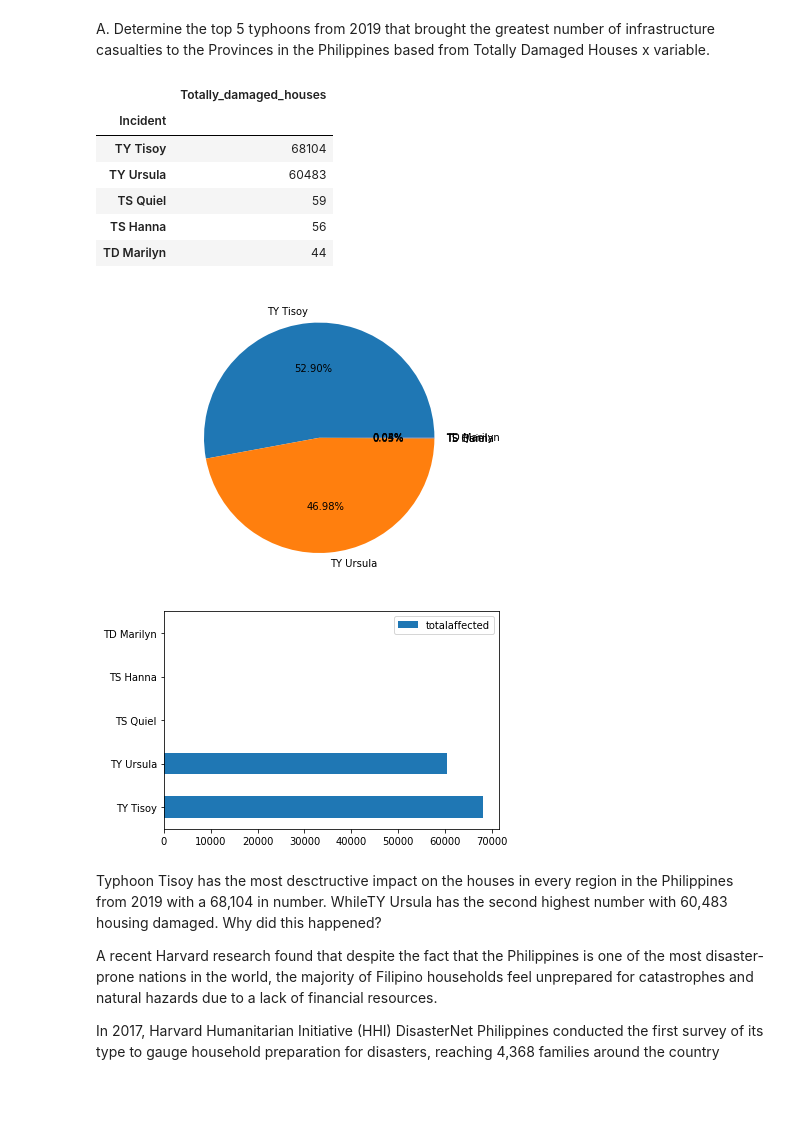
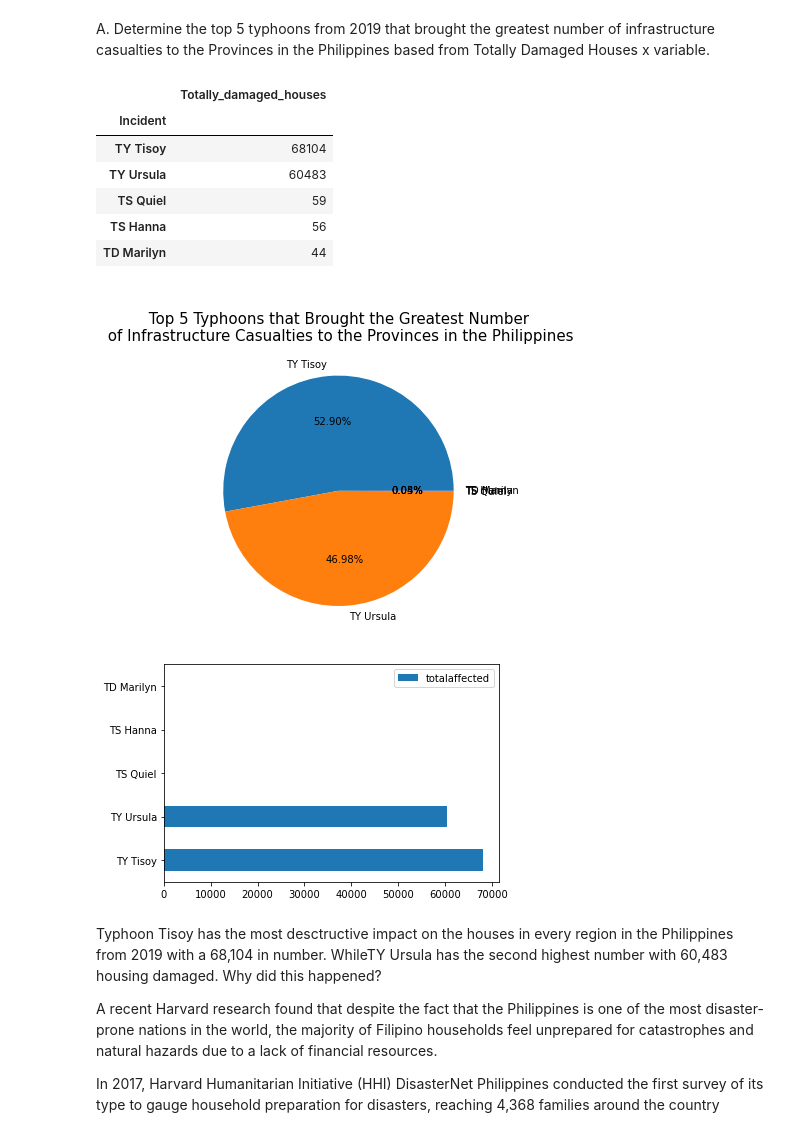
Before and after one commit to GEA960/ITBA-3207_TeamTyphoonAnalysts, a Jupyter notebook: Data Sets Coding Analysis/Data Analysis and Coding for Both Data Sets.ipynb, the cells around one changed output. Saved outputs shown, nothing was run; the diff lists cells and outputs as text; code cells hidden in the pictures; blank space fills up the shorter version.

Commit message:
edit graph of objective 1 in EMDAT data

```diff
--- a/Data Sets Coding Analysis/Data Analysis and Coding for Both Data Sets.ipynb
+++ b/Data Sets Coding Analysis/Data Analysis and Coding for Both Data Sets.ipynb
@@ -269,34 +269,36 @@ dhouse=cyclone["Totally_damaged_houses"].sum()
 typ=pd.DataFrame(dhouse)
 
 cycph=typ.sort_values(by="Totally_damaged_houses", ascending=False)
 tdh=cycph.head(5)
 display(tdh)
 
 #graphing of data
 fig = plt.figure()
 ax = fig.add_axes([0,0,1,1])
 ax.axis('equal')
 storms = ['TY Tisoy', 'TY Ursula', 'TS Quiel', 'TS Hanna', 'TD Marilyn']
 damages = [68104,60483,59,56,44]
 ax.pie(damages, labels = storms,autopct='%1.2f%%')
+plt.title("\n Top 5 Typhoons that Brought the Greatest Number \n of Infrastructure Casualties to the Provinces in the Philippines",
+         fontsize=15)
 plt.show()
 
 #data graphing
 totalaffected = [68104, 60483, 59, 56, 44]
 index = ['TY Tisoy', 'TY Ursula', 'TS Quiel',
          'TS Hanna', 'TD Marilyn']
 df = pd.DataFrame({'totalaffected': totalaffected,
                    'Province': index}, index=index)
 ax = df.plot.barh(y='totalaffected')
 # %% [output]
 |  | Totally_damaged_houses |
 | Incident |  |
 | TY Tisoy | 68104 |
 | TY Ursula | 60483 |
 | TS Quiel | 59 |
 | TS Hanna | 56 |
 | TD Marilyn | 44 |
-[figure, old version]
+[figure, new version]
 [figure]
 # %% [markdown]
 Typhoon Tisoy has the most desctructive impact on the houses in every region in the Philippines from 2019 with a 68,104 in number. WhileTY Ursula has the second highest number with 60,483 housing damaged. Why did this happened?
```
Also changed, not shown: parts of 5 cells of this notebook.
